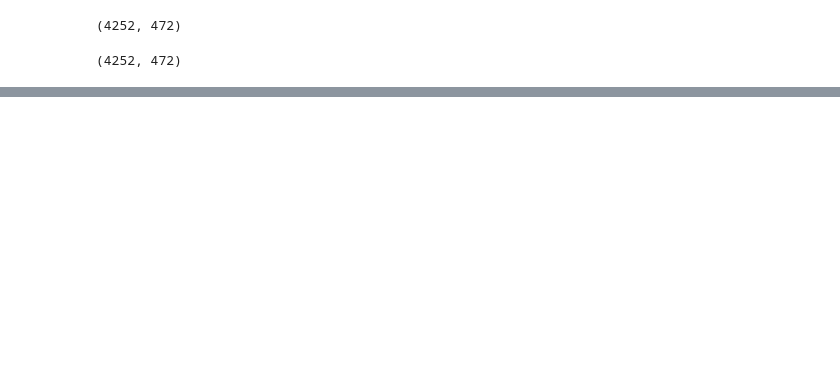
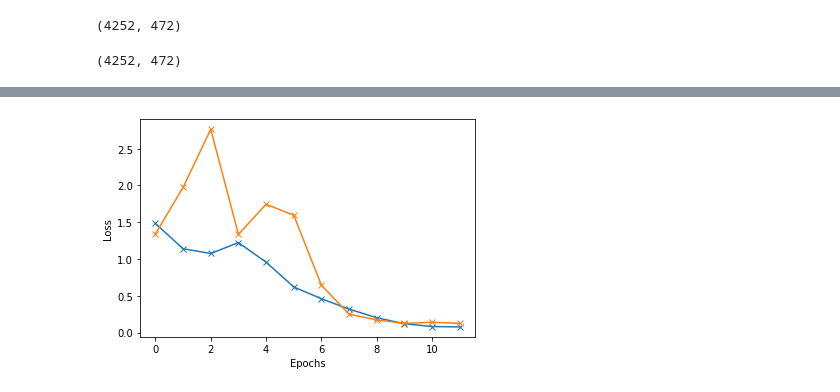
Before and after one commit to aryangoyal7/Deep-Learning-Hello-Foss, a Jupyter notebook: ResNet9.ipynb, the cells around one changed output, grey strips where cells are left out. Saved outputs shown, nothing was run; the diff lists cells and outputs as text; code cells hidden in the pictures; blank space fills up the shorter version.

```diff
--- a/ResNet9.ipynb
+++ b/ResNet9.ipynb
@@ -173,0 +189,3 @@ Accuracy of the network on the 5000 validation images: 75.63559322033899 %
+# %%
+model = ResNet9(3,4)
+model
@@ -173,0 +298,14 @@ Accuracy of the network on the 5000 validation images: 75.63559322033899 %
+# %%
+def loss_plot(history):
+  train_losses = [x['train_loss'] for x in history]
+  valid_losses = [x['val_loss'] for x in history]
+  plt.plot(train_losses,'-x')
+  plt.plot(valid_losses,'-x')
+  plt.ylabel('Loss')
+  plt.xlabel('Epochs')
+  plt.show()
+  return
+
+loss_plot(history)
+# %% [output]
+[figure, added]
```
Also changed, not shown: parts of 20 cells of this notebook.
